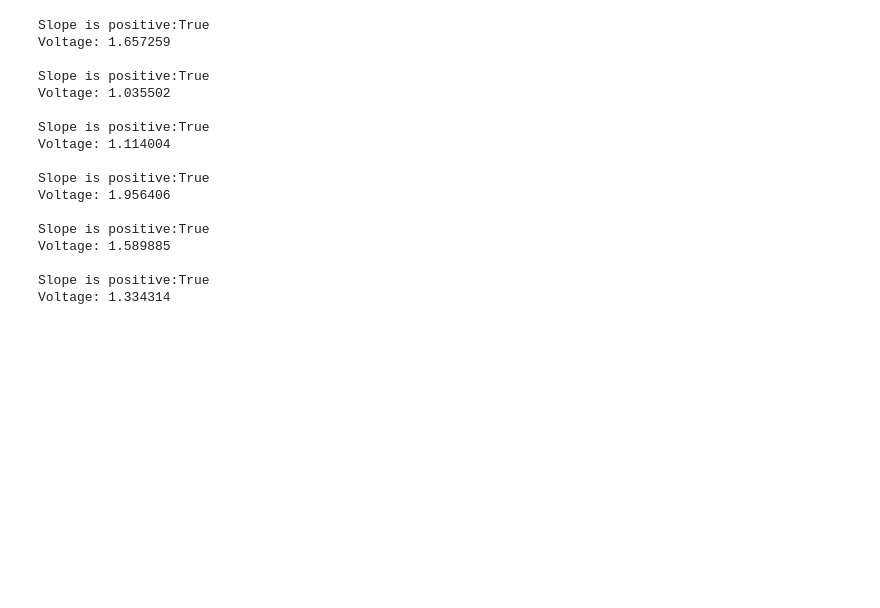
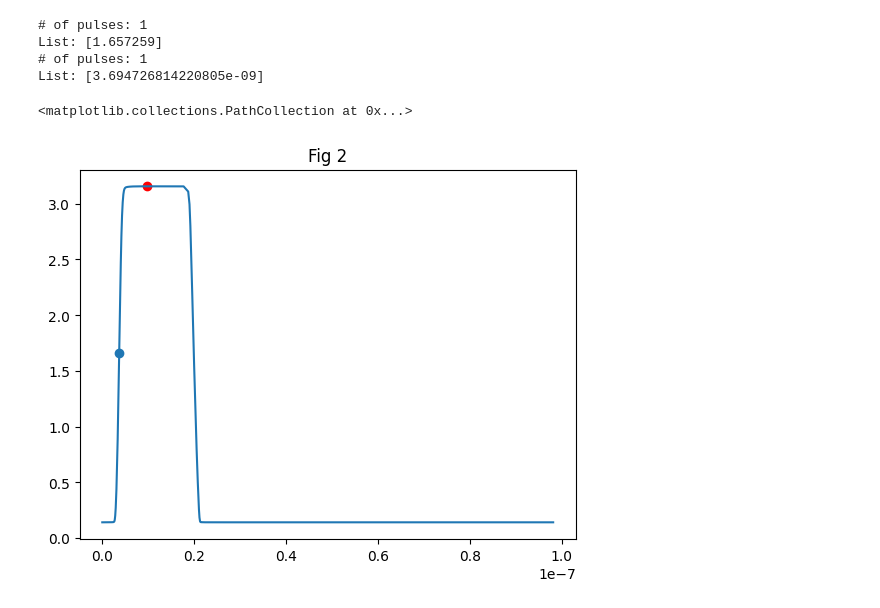
Before and after one commit to llbranch/Monte-Python, a Jupyter notebook: poetryEnv/poetryenv/Lt5part.ipynb, the cells around one changed output. Cells and saved outputs as stored; diff of their text form; code cells hidden in the pictures; blank space fills up the shorter version.

```diff
--- a/poetryEnv/poetryenv/Lt5part.ipynb
+++ b/poetryEnv/poetryenv/Lt5part.ipynb
@@ -92,36 +102,0 @@ ch4: [ 148  481  802 1126 1434]
-# %%
-slopech1 = np.diff(ch1V)/np.diff(ch1t)
-
-# Maybe a slope checker ?
-
-# print(len(slope))
-# print(len(ch1V))
-# print(len(ch1t))
-
-delta = .5 # Volts
-v_rise = 1.5 # Volts
-n = 0
-
-for (m, i) in zip(slopech1, ch1V):
-    if m > 0 and ( v_rise - delta ) <= i <= (v_rise + delta):
-        print(f'\nSlope is positive:{m>0}\nVoltage: {i}')
-    else:
-        continue
-# %% [output]
-Slope is positive:True
-Voltage: 1.657259
-
-Slope is positive:True
-Voltage: 1.035502
-
-Slope is positive:True
-Voltage: 1.114004
-
-Slope is positive:True
-Voltage: 1.956406
-
-Slope is positive:True
-Voltage: 1.589885
-
-Slope is positive:True
-Voltage: 1.334314
@@ -127,0 +121,41 @@ Voltage: 1.334314
+# %%
+""" Slope checker: One Pulse """
+
+# record
+trise = []
+vrise = []
+count = 0
+eps = 0.45
+Vmid = 1.5
+pulses = 5
+
+slope = np.diff(ch1Vpeak)/np.diff(ch1tpeak)
+
+for (m,t,v) in zip(slope,ch1tpeak,ch1Vpeak):
+    if (m > 0 ) and (Vmid - eps) <= v <= (Vmid + eps):
+        if count <= pulses:
+
+            trise.append(t)
+            vrise.append(v)
+            count +=1
+        else:
+            count +=1
+            print('Error, we are beyond the input pulse value.')
+            print(f"Pulses: 5\nPulses found: {count}")
+
+
+print(f"# of pulses: {len(vrise)}\nList: {vrise}")
+print(f"# of pulses: {len(trise)}\nList: {trise}")
+
+plt.figure(1)
+plt.title("Fig 2")
+plt.plot(ch1tpeak,ch1Vpeak)
+plt.scatter(ch1t[peakindexCH1[0]],peaksCH1[0],  marker='o', color='red')
+plt.scatter(trise, vrise)
+# %% [output]
+# of pulses: 1
+List: [1.657259]
+# of pulses: 1
+List: [3.694726814220805e-09]
+<matplotlib.collections.PathCollection at 0x...>
+[figure, added]
```
Also changed, not shown: parts of 5 cells of this notebook.
